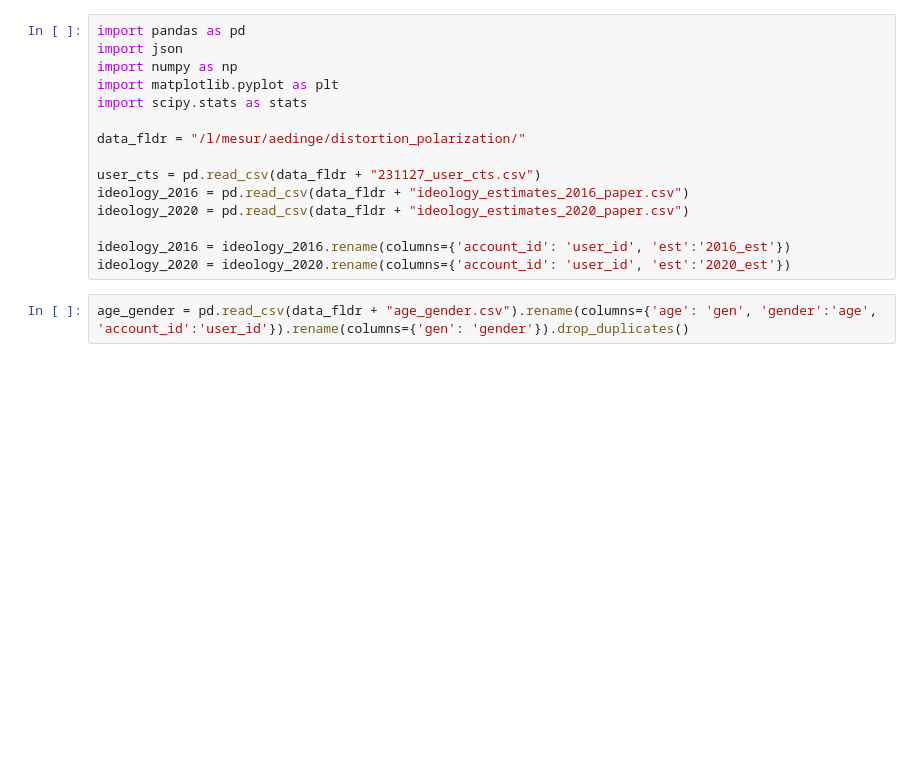
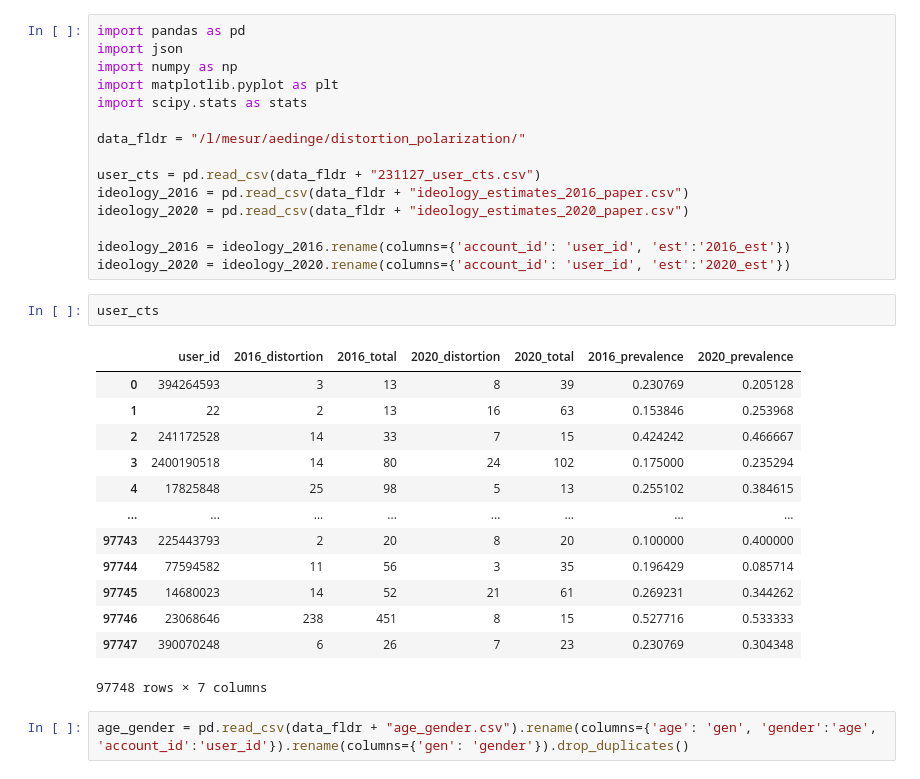
Before and after one commit to aedinger7/distortion_polarization, a Jupyter notebook: twitter/240625_demographics.ipynb, the cells around one changed output. Saved outputs shown, nothing was run; the diff lists cells and outputs as text; blank space fills up the shorter version.

```diff
--- a/twitter/240625_demographics.ipynb
+++ b/twitter/240625_demographics.ipynb
@@ -13,6 +13,22 @@ ideology_2020 = pd.read_csv(data_fldr + "ideology_estimates_2020_paper.csv")
 
 ideology_2016 = ideology_2016.rename(columns={'account_id': 'user_id', 'est':'2016_est'})
 ideology_2020 = ideology_2020.rename(columns={'account_id': 'user_id', 'est':'2020_est'})
+# %%
+user_cts
+# %% [output]
+|  | user_id | 2016_distortion | 2016_total | 2020_distortion | 2020_total | 2016_prevalence | 2020_prevalence |
+| 0 | 394264593 | 3 | 13 | 8 | 39 | 0.230769 | 0.205128 |
+| 1 | 22 | 2 | 13 | 16 | 63 | 0.153846 | 0.253968 |
+| 2 | 241172528 | 14 | 33 | 7 | 15 | 0.424242 | 0.466667 |
+| 3 | 2400190518 | 14 | 80 | 24 | 102 | 0.175000 | 0.235294 |
+| 4 | 17825848 | 25 | 98 | 5 | 13 | 0.255102 | 0.384615 |
+| ... | ... | ... | ... | ... | ... | ... | ... |
+| 97743 | 225443793 | 2 | 20 | 8 | 20 | 0.100000 | 0.400000 |
+| 97744 | 77594582 | 11 | 56 | 3 | 35 | 0.196429 | 0.085714 |
+| 97745 | 14680023 | 14 | 52 | 21 | 61 | 0.269231 | 0.344262 |
+| 97746 | 23068646 | 238 | 451 | 8 | 15 | 0.527716 | 0.533333 |
+| 97747 | 390070248 | 6 | 26 | 7 | 23 | 0.230769 | 0.304348 |
+97748 rows × 7 columns
 # %%
 age_gender = pd.read_csv(data_fldr + "age_gender.csv").rename(columns={'age': 'gen', 'gender':'age', 'account_id':'user_id'}).rename(columns={'gen': 'gender'}).drop_duplicates()
 # %%
```
Also changed, not shown: parts of 2 cells of this notebook.
